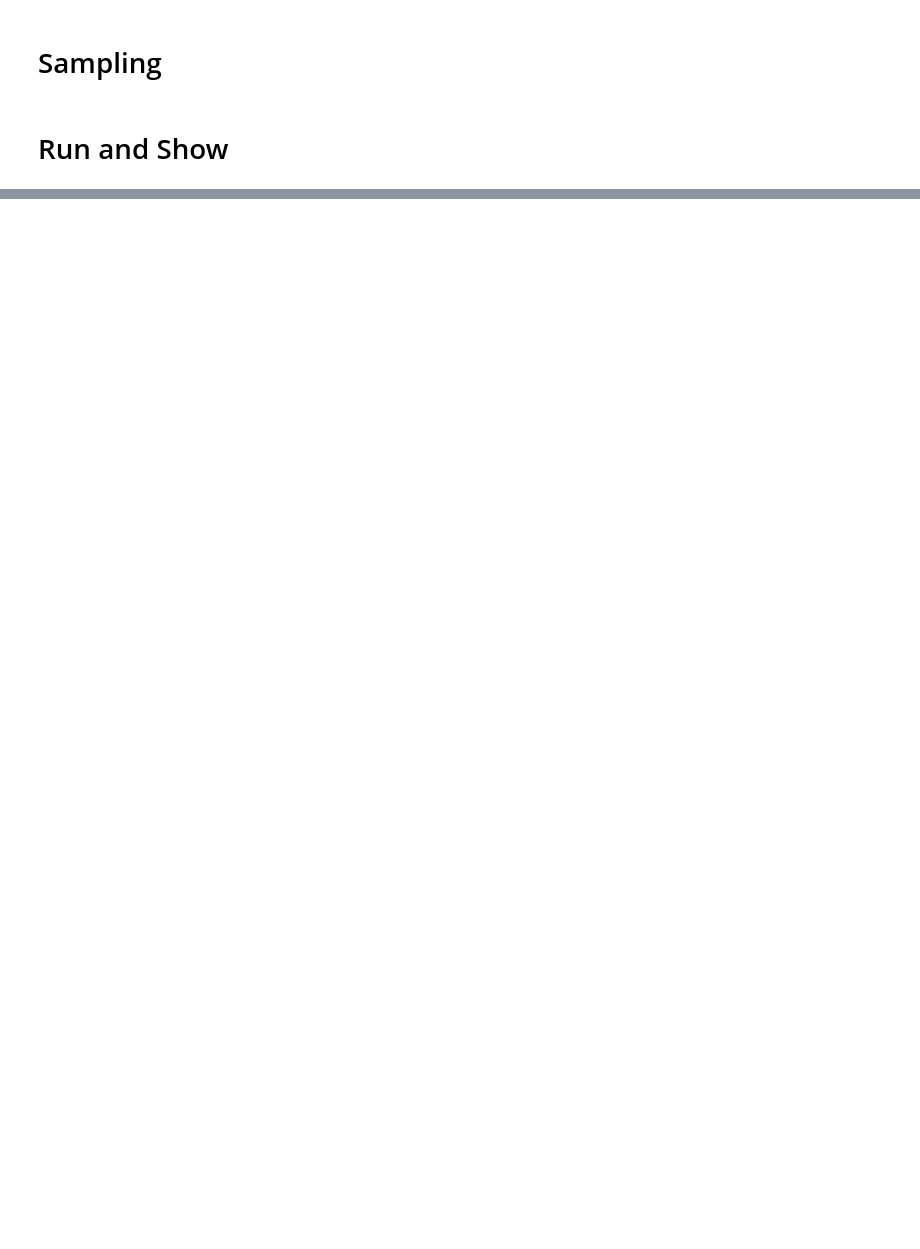
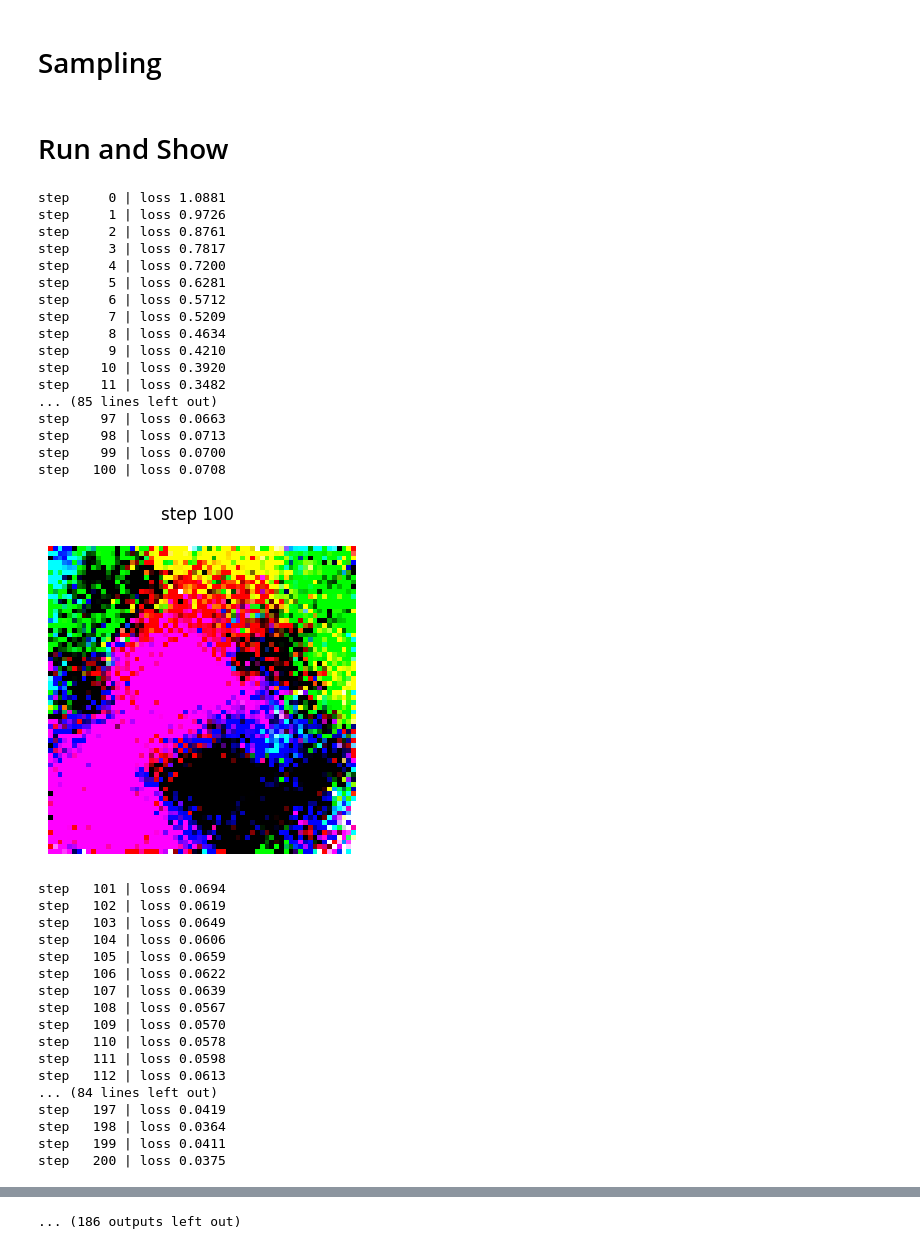
Before and after one commit to ahautelman/DSAIT4030-group12, a Jupyter notebook: diffuser/diffuser_with_unet_example.ipynb, the cells around one changed output, grey strips where cells are left out. Drawn from its saved outputs; the diff is of its cells as text; code cells hidden in the pictures; blank space fills up the shorter version.

Commit message:
Adapted diffusion x U-Net example notebook to generate 64x64 toy images

```diff
--- a/diffuser/diffuser_with_unet_example.ipynb
+++ b/diffuser/diffuser_with_unet_example.ipynb
@@ -33,8 +36,7 @@ unet = DiffusionUNet(
     model_out_channels=3
 ).to(device)
 
-optimizer = torch.optim.AdamW(unet.parameters(), lr=2e-4)
-scaler = torch.GradScaler("cuda") if device.type == "cuda" else None
+optimizer = torch.optim.AdamW(unet.parameters(), lr=2e-4, weight_decay=1e-5)
 # %%
 # Dataloader
 def make_toy_batch(batch_size=8, x_dim=64, y_dim=64):
@@ -103,7 +137,7 @@ def sample(model, ddpm, shape, fixed_noise=None):
         x = fixed_noise
 
     for t in range(ddpm.total_timesteps - 1, 0, -1):
-        ts = torch.full((shape[0],), t, device=device, dtype=torch.long)
+        ts = torch.full((shape[0],), t, device=device, dtype=torch.long).view(-1)
         pred_noise = model(x, ts)
         x = ddpm.reverse_diffusion(x, ts, pred_noise)
 
@@ -149,24 +164,62 @@ def visualize_reverse_process(model, ddpm, x0):
 # Run and Show
 # %%
 # training loop:
-num_steps = 5000
-batch_size = 8
+num_steps = 10000
+batch_size = 512
+minibatch_size = 128
 loss_history = []
 
-fixed_noise = torch.randn(4, 3, 64, 64, device=device)
-preview_every = 200
+fixed_noise = torch.randn(1, 3, 64, 64, device=device)
+print_loss_every = 1
+preview_every = 100
 
 for step in range(num_steps):
     data = make_toy_batch(batch_size=batch_size, x_dim=64, y_dim=64)
-    loss = train_step(data, unet, ddpm_model)
+    loss = train_step(data, minibatch_size, unet, ddpm_model)
     loss_history.append(loss)
 
-    if step % 100 == 0:
+    if step % print_loss_every == 0:
         print(f"step {step:5d} | loss {loss:.4f}")
 
     if step % preview_every == 0:
         unet.eval()
         with torch.no_grad():
-            samples = sample(unet, ddpm_model, fixed_noise.shape, fixed_noise=fixed_noise)
+            samples = sample(unet, ddpm_model, (1, 3, 64, 64))
         show_images(samples, title=f"step {step}")
         unet.train()
+# %% [output]
+step     0 | loss 1.0881
+step     1 | loss 0.9726
+step     2 | loss 0.8761
+step     3 | loss 0.7817
+step     4 | loss 0.7200
+step     5 | loss 0.6281
+step     6 | loss 0.5712
+step     7 | loss 0.5209
+step     8 | loss 0.4634
+step     9 | loss 0.4210
+step    10 | loss 0.3920
+step    11 | loss 0.3482
+... (85 lines left out)
+step    97 | loss 0.0663
+step    98 | loss 0.0713
+step    99 | loss 0.0700
+step   100 | loss 0.0708
+[figure, added]
+step   101 | loss 0.0694
+step   102 | loss 0.0619
+step   103 | loss 0.0649
+step   104 | loss 0.0606
+step   105 | loss 0.0659
+step   106 | loss 0.0622
+step   107 | loss 0.0639
+step   108 | loss 0.0567
+step   109 | loss 0.0570
+step   110 | loss 0.0578
+step   111 | loss 0.0598
+step   112 | loss 0.0613
+... (84 lines left out)
+step   197 | loss 0.0419
+step   198 | loss 0.0364
+step   199 | loss 0.0411
+step   200 | loss 0.0375
@@ -173,3 +299,4 @@ for step in range(num_steps):
+... (186 outputs left out)
 # %%
 show_images(samples, title="Generated samples")
 # %%
```
Also changed, not shown: parts of 7 cells of this notebook, 1 other file.
